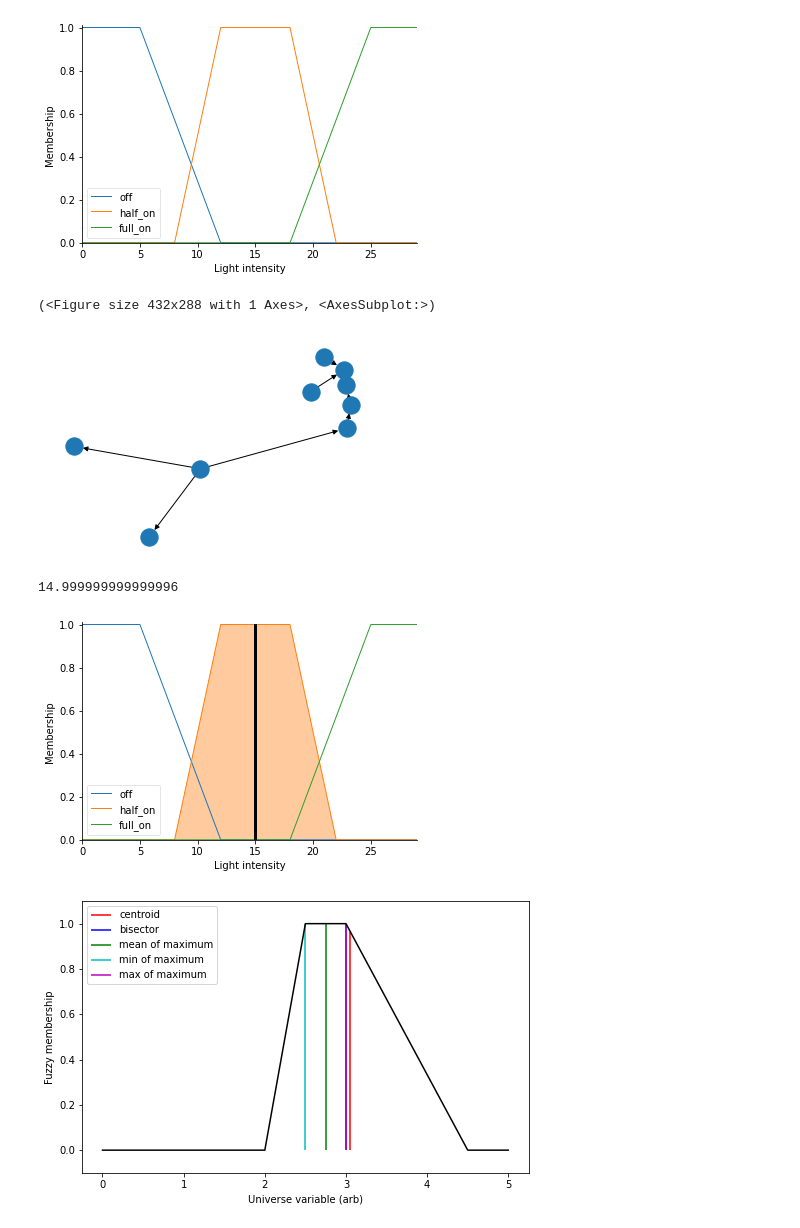
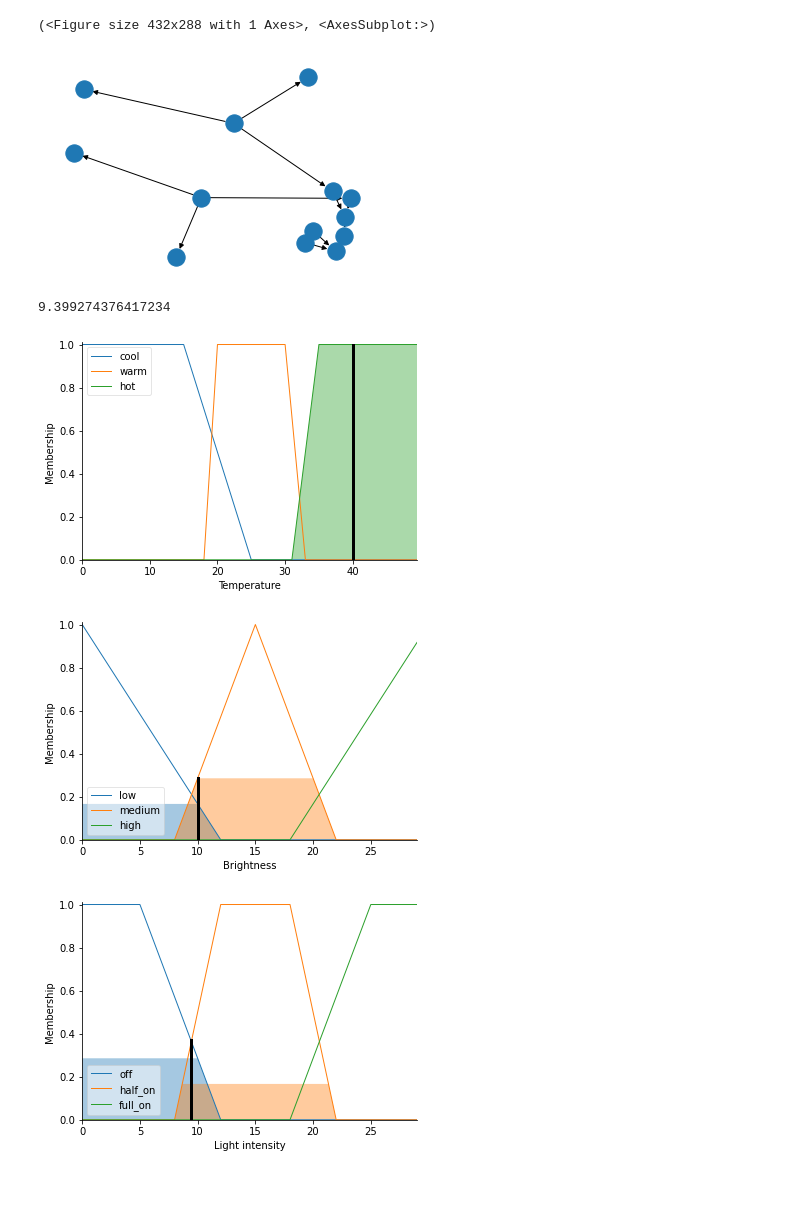
Before and after one commit to pannawit2541/CI_Assignment, a Jupyter notebook: Assignment 2/Untitled.ipynb, the cells around one changed output. Drawn from its saved outputs; the diff is of its cells as text; code cells hidden in the pictures; blank space fills up the shorter version.

```diff
--- a/Assignment 2/Untitled.ipynb
+++ b/Assignment 2/Untitled.ipynb
@@ -23,26 +32,33 @@ L_inten['full_on'] = fuzz.trapmf(L_inten.universe,[18,25,30,30])
+# %%
+rule1 = ctrl.Rule(Bright['low'] & Temp['cool'],L_inten['full_on'])
+rule2 = ctrl.Rule(Bright['low'] & Temp['warm'],L_inten['full_on'])
+rule3 = ctrl.Rule(Bright['low'] & Temp['hot'],L_inten['half_on'])
+rule4 = ctrl.Rule(Bright['medium'] & Temp['cool'],L_inten['full_on'])
+rule5 = ctrl.Rule(Bright['medium'] & Temp['warm'],L_inten['half_on'])
+rule6 = ctrl.Rule(Bright['medium'] & Temp['hot'],L_inten['off'])
+rule7 = ctrl.Rule(Bright['high'] & Temp['cool'],L_inten['half_on'])
+rule8 = ctrl.Rule(Bright['high'] & Temp['warm'],L_inten['off'])
+rule9 = ctrl.Rule(Bright['high'] & Temp['hot'],L_inten['off'])
 # %%
-L_inten.view()
+rule2.view()
 # %% [output]
+(<Figure size 432x288 with 1 Axes>, <AxesSubplot:>)
-[figure, old version]
+[figure, new version]
-# %%
-rule1 = ctrl.Rule(Bright['low'],L_inten['full_on'])
-rule2 = ctrl.Rule(Bright['medium'],L_inten['half_on'])
-rule3 = ctrl.Rule(Bright['high'],L_inten['off'])
-# %%
-rule1.view()
-# %% [output]
-(<Figure size 432x288 with 1 Axes>, <AxesSubplot:>)
-[figure, removed]
 # %%
-light_ctrl = ctrl.ControlSystem([rule1, rule2, rule3])
+light_ctrl = ctrl.ControlSystem([rule1, rule2, rule3,rule4,rule5,rule6,rule7,rule8,rule9])
 lighting = ctrl.ControlSystemSimulation(light_ctrl)
 # %%
-lighting.input['Brightness'] = 15
+lighting.input['Brightness'] = 10
+lighting.input['Temperature'] = 40
 # %%
 lighting.compute()
 # %%
 print(lighting.output['Light intensity'])
+Temp.view(sim=lighting)
+Bright.view(sim=lighting)
 L_inten.view(sim=lighting)
 # %% [output]
-14.999999999999996
+9.399274376417234
-[figure, old version]
+[figure, new version]
+[figure, added]
+[figure, added]
@@ -51,37 +64,0 @@ defuzz_centroid = fuzz.defuzz(x, mfx, 'centroid')
-# %%
-# Generate trapezoidal membership function on range [0, 1]
-x = np.arange(0, 5.05, 0.1)
-mfx = fuzz.trapmf(x, [2, 2.5, 3, 4.5])
-
-# Defuzzify this membership function five ways
-defuzz_centroid = fuzz.defuzz(x, mfx, 'centroid')  # Same as skfuzzy.centroid
-defuzz_bisector = fuzz.defuzz(x, mfx, 'bisector')
-defuzz_mom = fuzz.defuzz(x, mfx, 'mom')
-defuzz_som = fuzz.defuzz(x, mfx, 'som')
-defuzz_lom = fuzz.defuzz(x, mfx, 'lom')
-
-# Collect info for vertical lines
-labels = ['centroid', 'bisector', 'mean of maximum', 'min of maximum',
-          'max of maximum']
-xvals = [defuzz_centroid,
-         defuzz_bisector,
-         defuzz_mom,
-         defuzz_som,
-         defuzz_lom]
-colors = ['r', 'b', 'g', 'c', 'm']
-ymax = [fuzz.interp_membership(x, mfx, i) for i in xvals]
-
-# Display and compare defuzzification results against membership function
-plt.figure(figsize=(8, 5))
-
-plt.plot(x, mfx, 'k')
-for xv, y, label, color in zip(xvals, ymax, labels, colors):
-    plt.vlines(xv, 0, y, label=label, color=color)
-plt.ylabel('Fuzzy membership')
-plt.xlabel('Universe variable (arb)')
-plt.ylim(-0.1, 1.1)
-plt.legend(loc=2)
-
-plt.show()
-# %% [output]
-[figure, removed]
```
Also changed, not shown: parts of 5 cells of this notebook, 1 other file.
